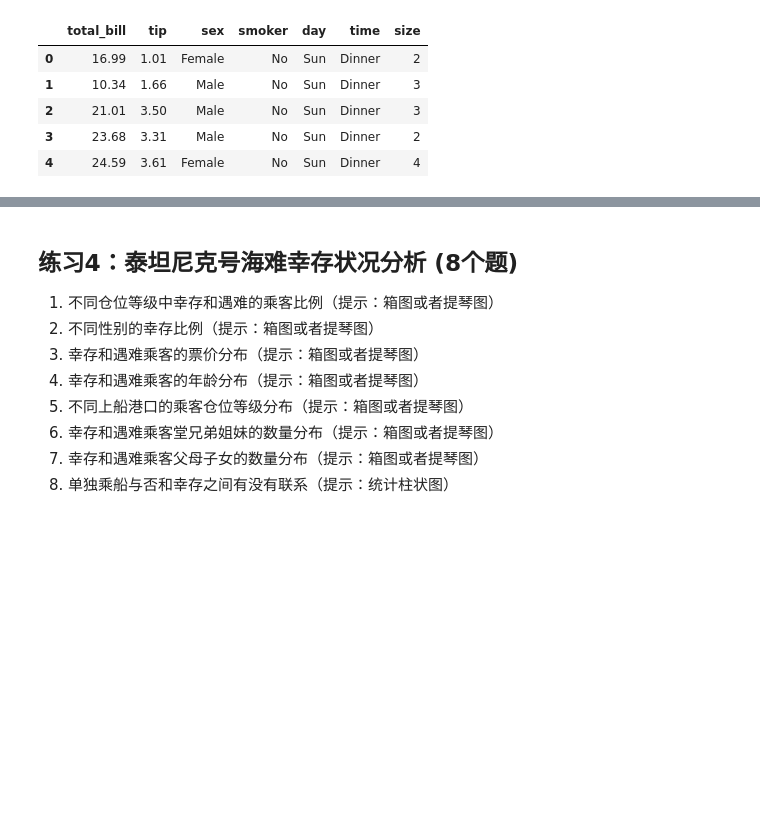
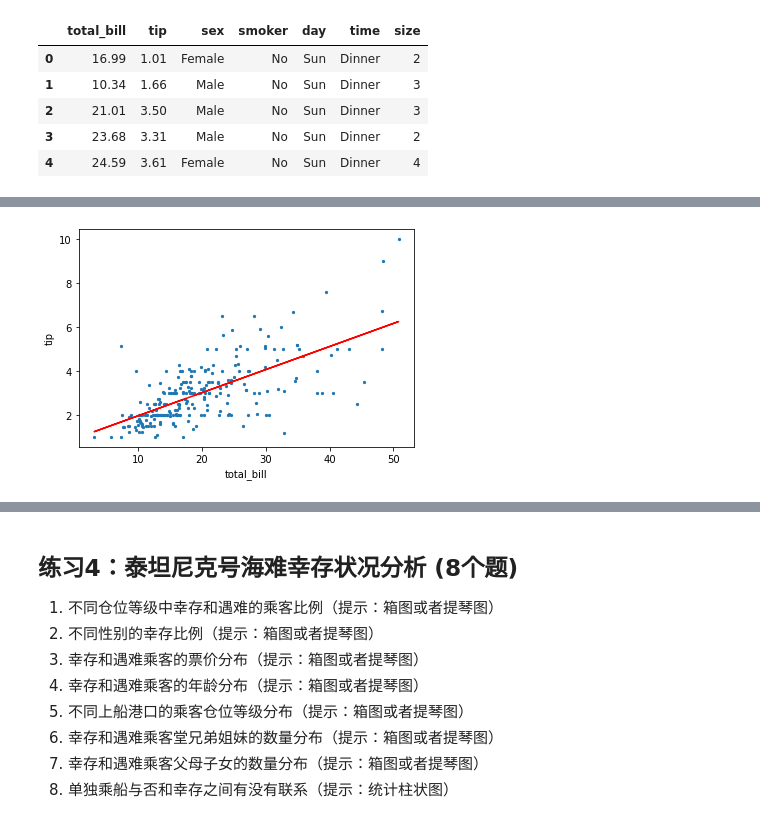
Before and after one commit to iphysresearch/GWData-Bootcamp, a Jupyter notebook: 2023/python/homework-matplotlib_seaborn.ipynb, the cells around one changed output, grey strips where cells are left out. Drawn from its saved outputs; the diff is of its cells as text; code cells hidden in the pictures; blank space fills up the shorter version.

```diff
--- a/2023/python/homework-matplotlib_seaborn.ipynb
+++ b/2023/python/homework-matplotlib_seaborn.ipynb
@@ -241,0 +217,15 @@ Female  2.931515  2.773519
+# %%
+import numpy as np
+#画散点图
+plt.scatter(data['total_bill'],data['tip'],s = 5)
+plt.xlabel('total_bill')
+plt.ylabel('tip')
+#使用numpy计算线性回归
+x = data['total_bill']
+co = np.polyfit(x, data['tip'], 1)
+s, i = co
+y = s*x + i
+plt.plot(x,y,color = 'red')
+plt.show()
+# %% [output]
+[figure, added]
```
Also changed, not shown: parts of 41 cells of this notebook.
